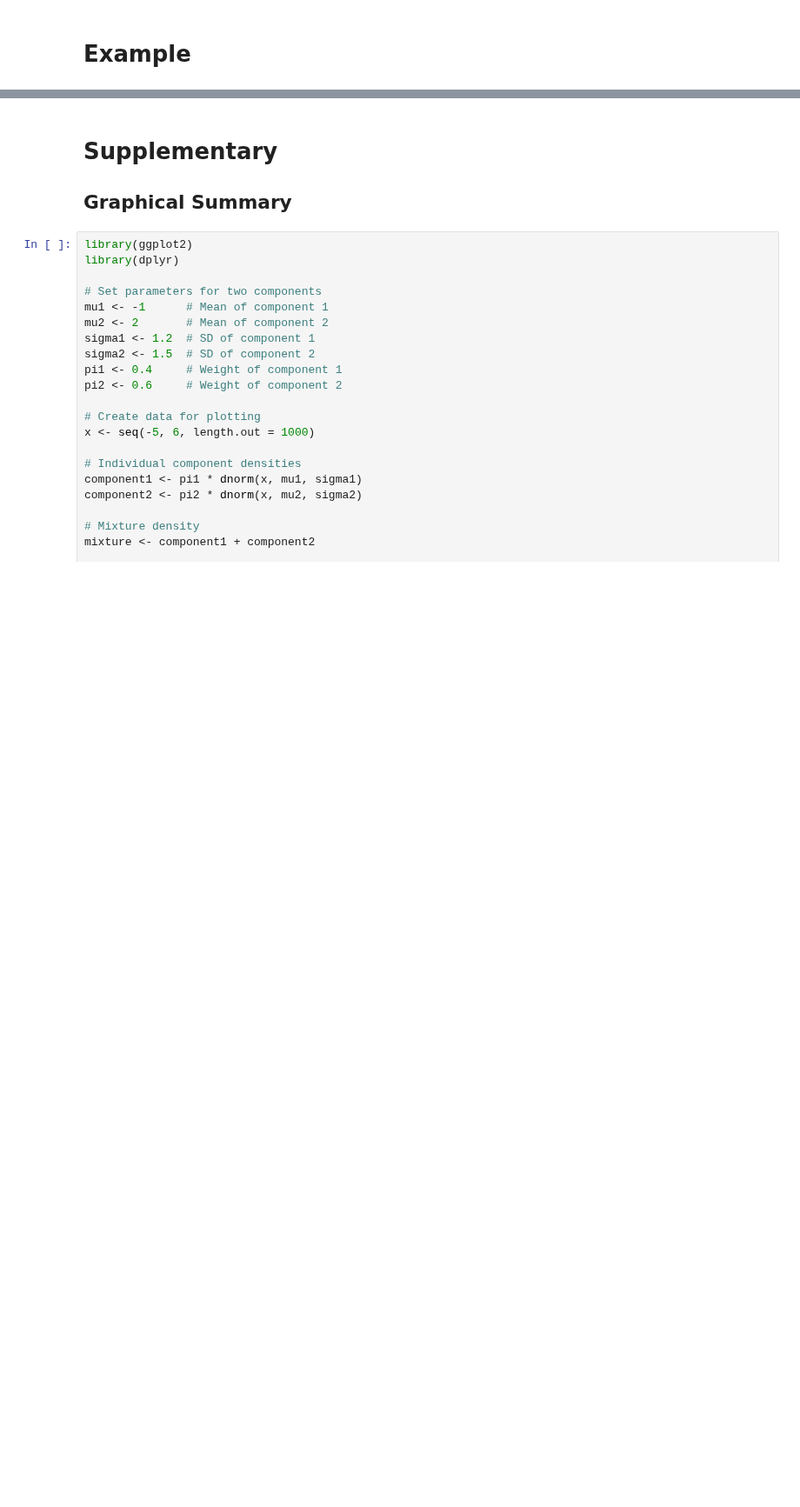
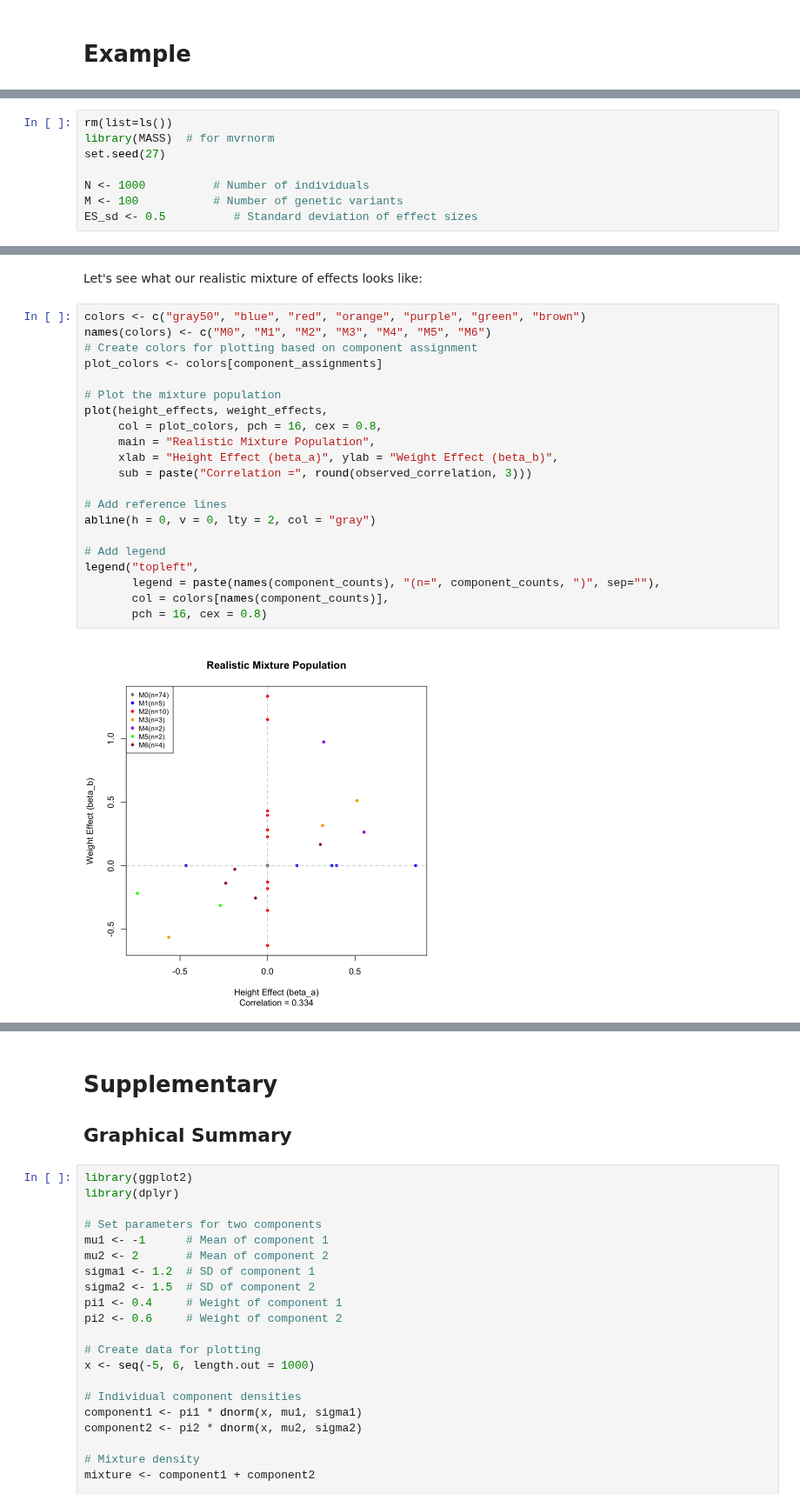
Before and after one commit to StatFunGen/statgen-prerequisites, a Jupyter notebook: Bayesian_mixture_model.ipynb, the cells around one changed output, grey strips where cells are left out. Shown at 87% size. Cells and saved outputs as stored; diff of their text form; blank space fills up the shorter version.

```diff
--- a/Bayesian_mixture_model.ipynb
+++ b/Bayesian_mixture_model.ipynb
@@ -651,0 +124,8 @@ The mixture model thus provides a more biologically realistic framework by allow
+# %%
+rm(list=ls())
+library(MASS)  # for mvrnorm
+set.seed(27)
+
+N <- 1000          # Number of individuals
+M <- 100           # Number of genetic variants
+ES_sd <- 0.5          # Standard deviation of effect sizes
@@ -651,0 +214,25 @@ The mixture model thus provides a more biologically realistic framework by allow
+# %% [markdown]
+Let's see what our realistic mixture of effects looks like:
+# %%
+colors <- c("gray50", "blue", "red", "orange", "purple", "green", "brown")
+names(colors) <- c("M0", "M1", "M2", "M3", "M4", "M5", "M6")
+# Create colors for plotting based on component assignment
+plot_colors <- colors[component_assignments]
+
+# Plot the mixture population
+plot(height_effects, weight_effects,
+     col = plot_colors, pch = 16, cex = 0.8,
+     main = "Realistic Mixture Population",
+     xlab = "Height Effect (beta_a)", ylab = "Weight Effect (beta_b)",
+     sub = paste("Correlation =", round(observed_correlation, 3)))
+
+# Add reference lines
+abline(h = 0, v = 0, lty = 2, col = "gray")
+
+# Add legend
+legend("topleft",
+       legend = paste(names(component_counts), "(n=", component_counts, ")", sep=""),
+       col = colors[names(component_counts)],
+       pch = 16, cex = 0.8)
+# %% [output]
+[figure, added]
```
Also changed, not shown: parts of 37 cells of this notebook, 6 other files.
